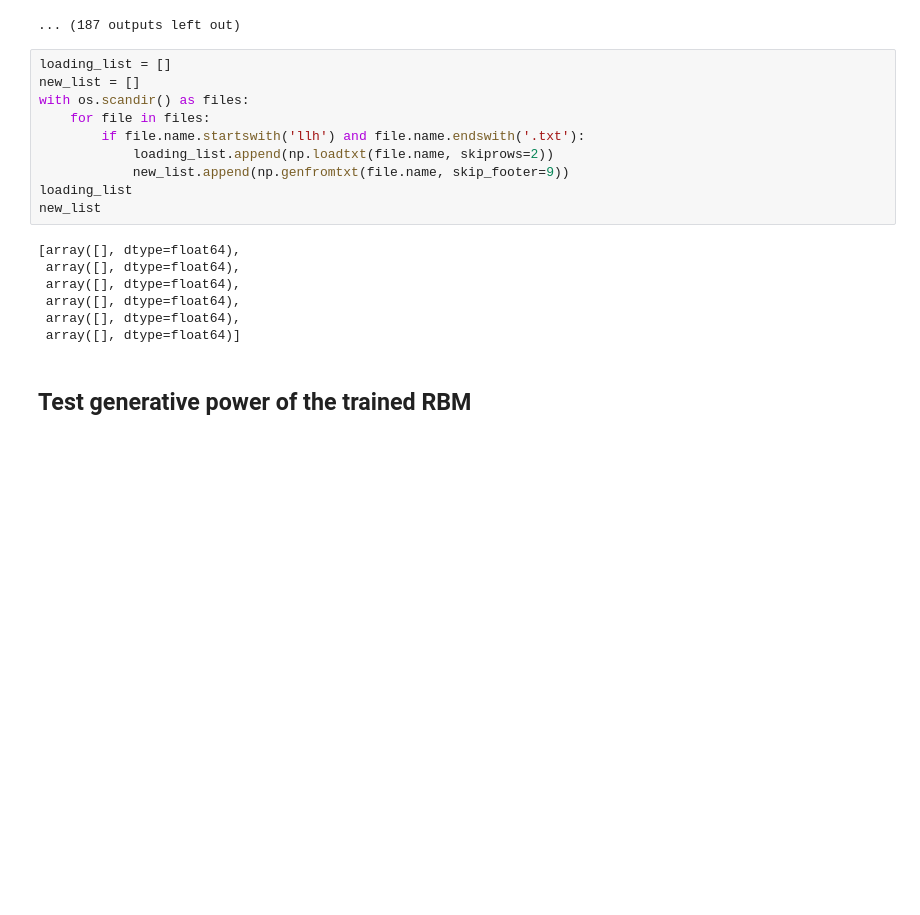
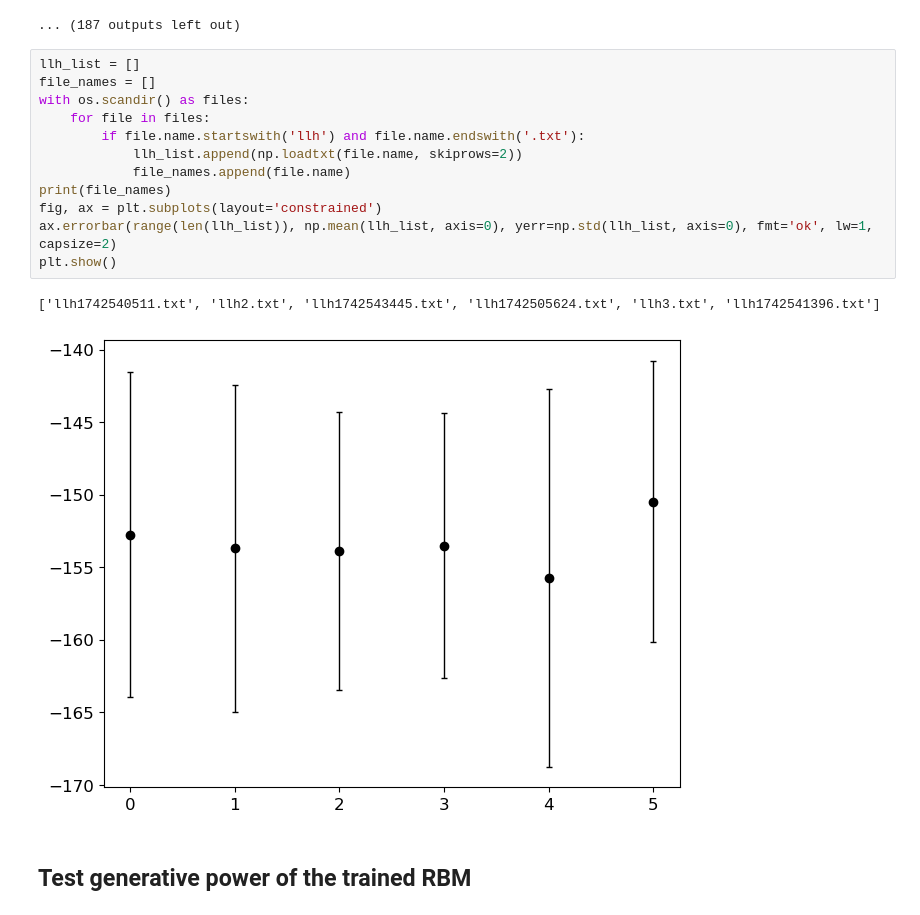
Before and after one commit to BelliLuigi/LCP-B, a Jupyter notebook: ex2/RBM_2025_MNIST-Copy1.ipynb, the cells around one changed output. Cells and saved outputs as stored; diff of their text form; blank space fills up the shorter version.

```diff
--- a/ex2/RBM_2025_MNIST-Copy1.ipynb
+++ b/ex2/RBM_2025_MNIST-Copy1.ipynb
@@ -638,22 +638,20 @@ epoch 60 / 190  Nt: 2  N: 52  L: 5  rate: 0.7658730158730158  gam: 0.001 SPINS=
 [figure]
 ... (187 outputs left out)
 # %%
-loading_list = []
-new_list = []
+llh_list = []
+file_names = []
 with os.scandir() as files:
     for file in files:
         if file.name.startswith('llh') and file.name.endswith('.txt'):
-            loading_list.append(np.loadtxt(file.name, skiprows=2))
-            new_list.append(np.genfromtxt(file.name, skip_footer=9))
-loading_list
-new_list
+            llh_list.append(np.loadtxt(file.name, skiprows=2))
+            file_names.append(file.name)
+print(file_names)
+fig, ax = plt.subplots(layout='constrained')
+ax.errorbar(range(len(llh_list)), np.mean(llh_list, axis=0), yerr=np.std(llh_list, axis=0), fmt='ok', lw=1, capsize=2)
+plt.show()
 # %% [output]
-[array([], dtype=float64),
- array([], dtype=float64),
- array([], dtype=float64),
- array([], dtype=float64),
- array([], dtype=float64),
- array([], dtype=float64)]
+['llh1742540511.txt', 'llh2.txt', 'llh1742543445.txt', 'llh1742505624.txt', 'llh3.txt', 'llh1742541396.txt']
+[figure, added]
 # %% [markdown]
 ## Test generative power of the trained RBM
 # %%
```
Also changed, not shown: parts of 4 cells of this notebook, 1 other file.
